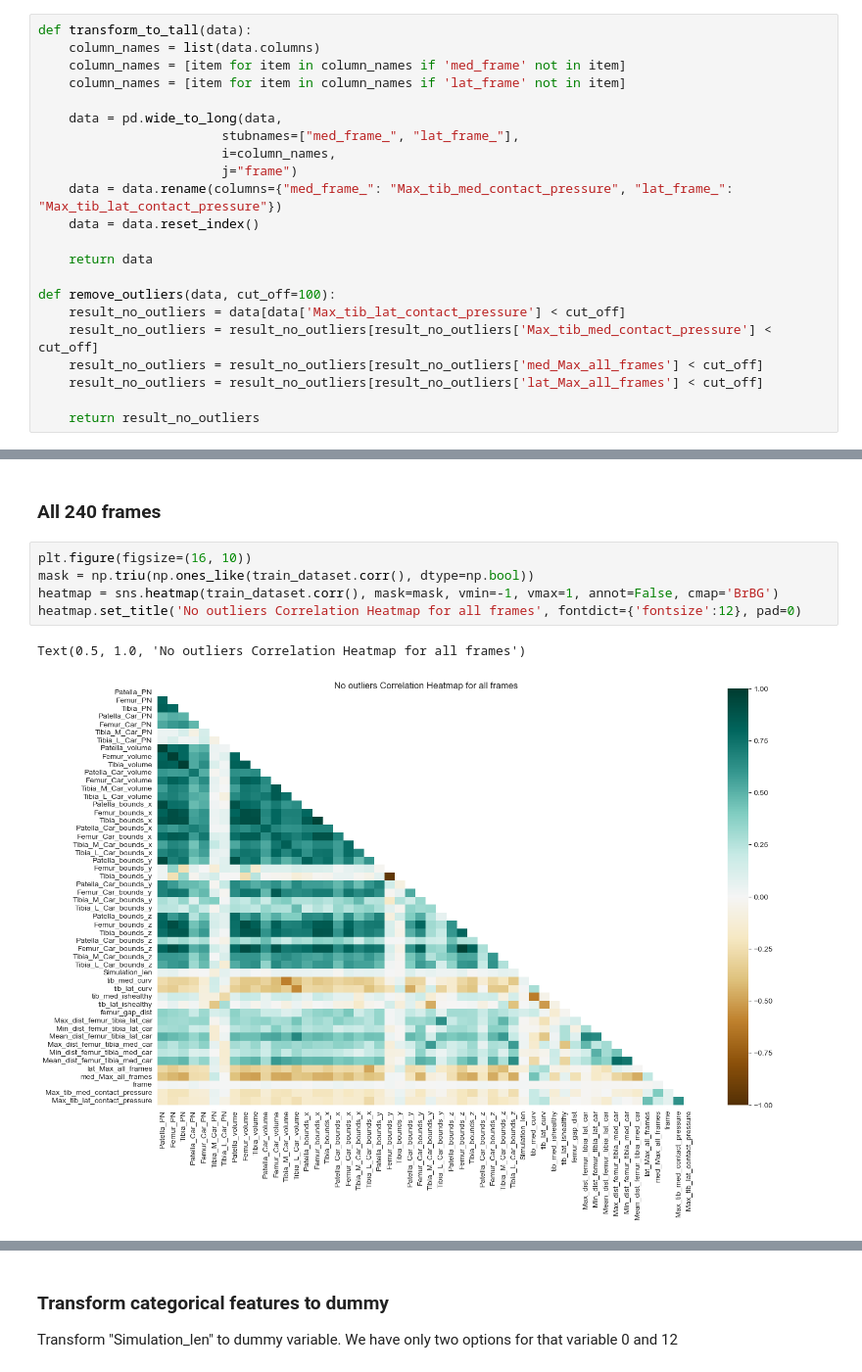
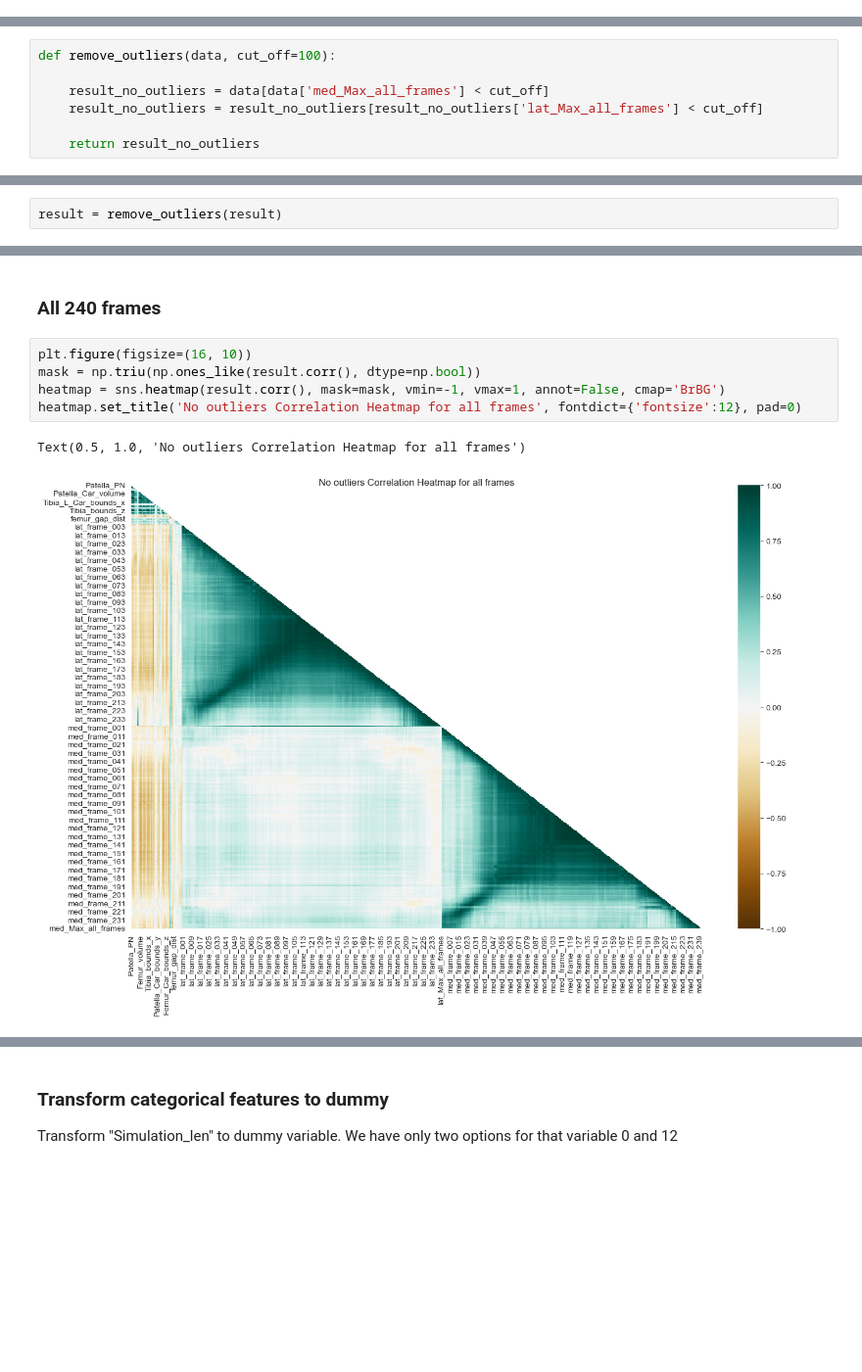
Before and after one commit to cs481-ekh/f22-ai-cbl, a Jupyter notebook: notebooks/data_transformation_and_feature_eval_set3.ipynb, the cells around one changed output, grey strips where cells are left out. Shown: that part at 98% size. Cells and saved outputs as stored; diff of their text form; blank space fills up the shorter version.

```diff
--- a/notebooks/data_transformation_and_feature_eval_set3.ipynb
+++ b/notebooks/data_transformation_and_feature_eval_set3.ipynb
@@ -62,22 +36,0 @@ Now let's create a tall table, so we can extract data in a specific tall format,
-# %%
-def transform_to_tall(data):
-    column_names = list(data.columns)
-    column_names = [item for item in column_names if 'med_frame' not in item]
-    column_names = [item for item in column_names if 'lat_frame' not in item]
-
-    data = pd.wide_to_long(data,
-                        stubnames=["med_frame_", "lat_frame_"],
-                        i=column_names,
-                        j="frame")
-    data = data.rename(columns={"med_frame_": "Max_tib_med_contact_pressure", "lat_frame_": "Max_tib_lat_contact_pressure"})
-    data = data.reset_index()
-
-    return data
-
-def remove_outliers(data, cut_off=100):
-    result_no_outliers = data[data['Max_tib_lat_contact_pressure'] < cut_off]
-    result_no_outliers = result_no_outliers[result_no_outliers['Max_tib_med_contact_pressure'] < cut_off]
-    result_no_outliers = result_no_outliers[result_no_outliers['med_Max_all_frames'] < cut_off]
-    result_no_outliers = result_no_outliers[result_no_outliers['lat_Max_all_frames'] < cut_off]
-
-    return result_no_outliers
@@ -129,2 +73,9 @@ plt.hist(train_dataset['Max_tib_lat_contact_pressure'], bins = 30)
+# %%
+def remove_outliers(data, cut_off=100):
+
+    result_no_outliers = data[data['med_Max_all_frames'] < cut_off]
+    result_no_outliers = result_no_outliers[result_no_outliers['lat_Max_all_frames'] < cut_off]
+
+    return result_no_outliers
 # %% [markdown]
 Contact pressure for both medial and lateral cartilages is distributed very unequally. There are outliers with unusually high contact pressure. Let’s remove outliers, knee with high maximal tibia cartilage contact pressure (>100). Since we have data for all 240-time points, we do not need to remove the whole simulation but just corrupted frames.
@@ -149,0 +82,2 @@ train_dataset
+# %%
+result = remove_outliers(result)
@@ -153,9 +103,9 @@ train_dataset
 ###  All 240 frames
 # %%
 plt.figure(figsize=(16, 10))
-mask = np.triu(np.ones_like(train_dataset.corr(), dtype=np.bool))
-heatmap = sns.heatmap(train_dataset.corr(), mask=mask, vmin=-1, vmax=1, annot=False, cmap='BrBG')
+mask = np.triu(np.ones_like(result.corr(), dtype=np.bool))
+heatmap = sns.heatmap(result.corr(), mask=mask, vmin=-1, vmax=1, annot=False, cmap='BrBG')
 heatmap.set_title('No outliers Correlation Heatmap for all frames', fontdict={'fontsize':12}, pad=0)
 # %% [output]
 Text(0.5, 1.0, 'No outliers Correlation Heatmap for all frames')
-[figure, old version]
+[figure, new version]
```
Also changed, not shown: parts of 22 cells of this notebook, 3 other files.
